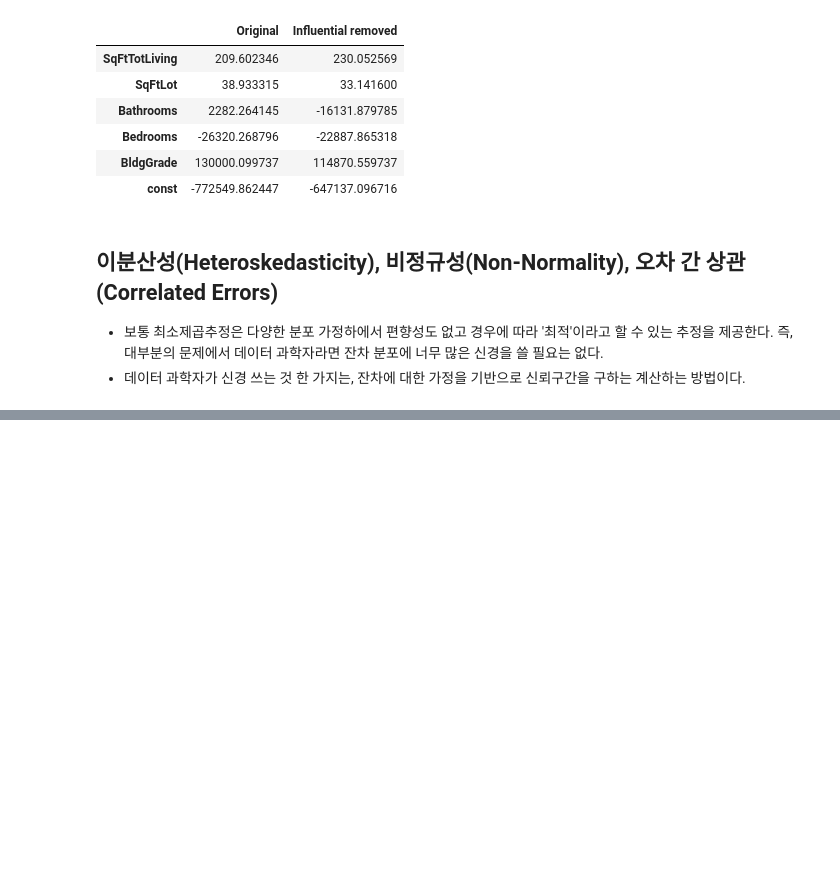
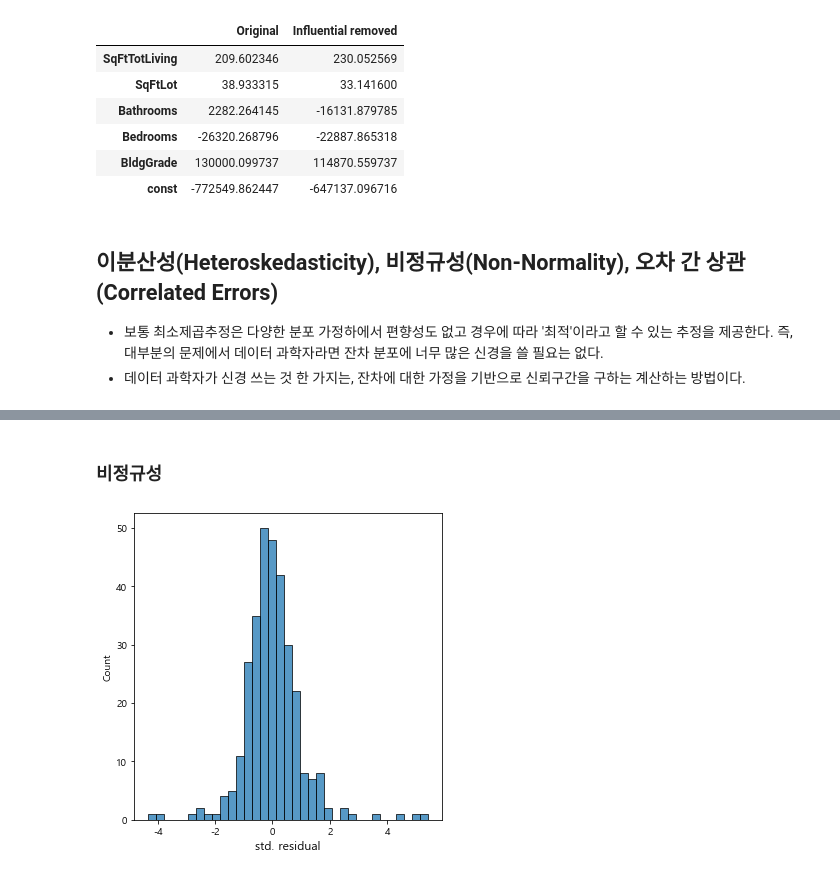
Before and after one commit to uk1996/Statistics, a Jupyter notebook: 회귀와 예측/06. 회귀진단.ipynb, the cells around one changed output, grey strips where cells are left out. Saved outputs shown, nothing was run; the diff lists cells and outputs as text; code cells hidden in the pictures; blank space fills up the shorter version.

```diff
--- a/회귀와 예측/06. 회귀진단.ipynb
+++ b/회귀와 예측/06. 회귀진단.ipynb
@@ -212,0 +235,13 @@ pd.DataFrame({
+# %% [markdown]
+### 비정규성
+# %%
+fig, ax = plt.subplots(figsize=(5, 5))
+sns.histplot(data=influence.resid_studentized_internal, ax=ax)
+ax.set_xlabel('std. residual', fontsize=12)
+
+fig.tight_layout()
+plt.show()
+
+# 정규분포보다 확연히 더 긴 꼬리를 가지며, 더 큰 잔차에 대해 약간의 왜곡을 가짐
+# %% [output]
+[figure, added]
```
Also changed, not shown: parts of 6 cells of this notebook.
